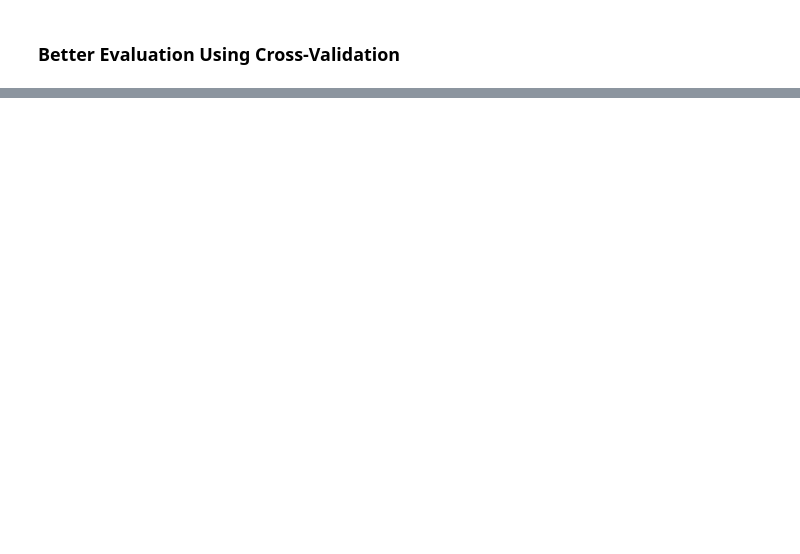
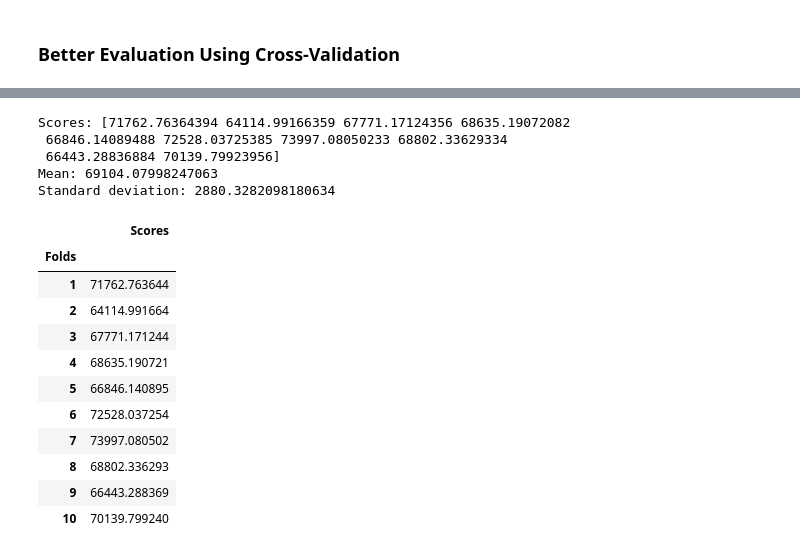
Before and after one commit to SparrowHere/California_Housing_Prices_Analysis, a Jupyter notebook: California_Housing.ipynb, the cells around one changed output, grey strips where cells are left out. Saved outputs shown, nothing was run; the diff lists cells and outputs as text; code cells hidden in the pictures; blank space fills up the shorter version.

```diff
--- a/California_Housing.ipynb
+++ b/California_Housing.ipynb
@@ -622,0 +673,38 @@ Root-mean-Squared-Error (For a Decision Tree type model): 0.0
+# %%
+# Cross-validation for the "Linear Regression" model.
+performance_scores_lin_reg = cross_val_score(
+    lin_reg,   # The object to be evaluated.
+    df_prepared,
+    df_labels,
+    scoring = "neg_mean_squared_error",
+    cv = 10
+)
+
+lin_reg_rmse = np.sqrt(-performance_scores_lin_reg)  # Calculating the root mean squared error.
+# %%
+display_scores(lin_reg_rmse)
+# %% [output]
+Scores: [71762.76364394 64114.99166359 67771.17124356 68635.19072082
+ 66846.14089488 72528.03725385 73997.08050233 68802.33629334
+ 66443.28836884 70139.79923956]
+Mean: 69104.07998247063
+Standard deviation: 2880.3282098180634
+# %%
+# Converting the scores to a dataframe.
+scores_table_linreg = pd.DataFrame((lin_reg_rmse), columns = ["Scores"])
+scores_table_linreg.index += 1
+scores_table_linreg.index = scores_table_linreg.index.rename("Folds")
+scores_table_linreg
+# %% [output]
+|  | Scores |
+| Folds |  |
+| 1 | 71762.763644 |
+| 2 | 64114.991664 |
+| 3 | 67771.171244 |
+| 4 | 68635.190721 |
+| 5 | 66846.140895 |
+| 6 | 72528.037254 |
+| 7 | 73997.080502 |
+| 8 | 68802.336293 |
+| 9 | 66443.288369 |
+| 10 | 70139.799240 |
```
Also changed, not shown: parts of 15 cells of this notebook.
